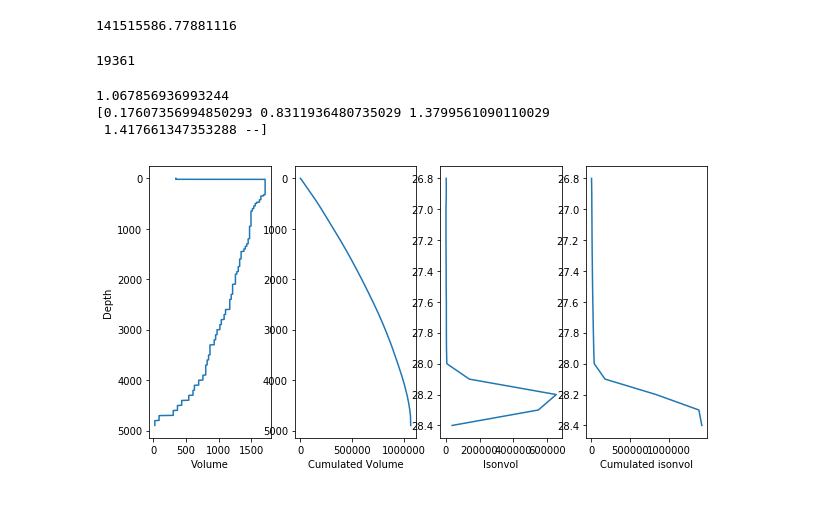
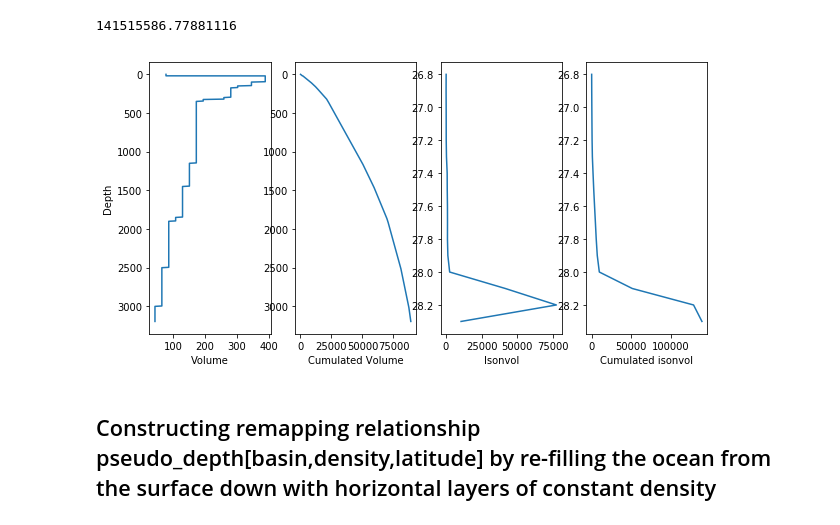
Before and after one commit to eguil/Density_bining, a Jupyter notebook: Yona_analysis/programs/ocean_refill_remaptoz.ipynb, the cells around one changed output. Drawn from its saved outputs; the diff is of its cells as text; code cells hidden in the pictures.

```diff
--- a/Yona_analysis/programs/ocean_refill_remaptoz.ipynb
+++ b/Yona_analysis/programs/ocean_refill_remaptoz.ipynb
@@ -6,14 +8,14 @@ from netCDF4 import Dataset as open_ncfile
 import time
 # %%
 # Read EN4 file : will be our climatology
-indir = '/data/ericglod/Density_binning/Obs_Prod_density_april16/'
-file = 'obs.EN4.historical.r0i0p0.mo.ocn.Omon.density.ver-1.latestX_zon2D.nc'
+indir = '/home/ericglod/Density_bining/test/'
+file = 'EN4.mon.ocean.Omon.1900_2017.density.nc'#'obs.EN4.historical.r0i0p0.mo.ocn.Omon.density.ver-1.latestX_zon2D.nc'
 f = open_ncfile(indir+file,'r')
 
 # Read variables
 lat = f.variables['latitude'][:]
 density = f.variables['lev'][:]
-isonvol = np.ma.average(f.variables['isonvol'][-100:,:,:,:],axis=0)*1.e03 # Volume of isopycnals in km3, make climatology
+isonvol = np.ma.average(f.variables['isonvol'][:,:,:,:],axis=0)*1.e03 # Volume of isopycnals in km3, make climatology
 
 basinN=4
 latN = len(lat)
@@ -154,25 +166,6 @@ thickness = np.ma.average(f.variables['isonthickg'][-100:,:,:,:],axis=0)
 np.ma.sum(thickness)
 # %% [output]
 141515586.77881116
-# %%
-np.where(isonso != np.ma.masked)
-np.ma.count_masked(isonso)
-np.ma.count_masked(isonvol_mod)
-# %% [output]
-19361
-# %%
-ibasin=1
-ilat=20
-bathy=np.ma.max(depthmask_a[ilat,:]) # Find max depth of the water column
-ibathy=np.argwhere(gridz2==bathy).squeeze() # Index of bathymetry = first masked value of the water column
-cum_V = np.cumsum(V[ibasin,:,ilat])
-print(cum_V[ibathy-1])/1.e06
-cum_isonvol = np.ma.cumsum(isonvol[ibasin,:,ilat])
-print(cum_isonvol[-5:])/1.e06
-# %% [output]
-1.067856936993244
-[0.17607356994850293 0.8311936480735029 1.3799561090110029
- 1.417661347353288 --]
 # %%
 # # Initialize
 # pseudo_depth = np.ma.masked_all(densityN)
@@ -194,24 +187,28 @@ print(cum_isonvol[-5:])/1.e06
 # #ilev = idx_range[1]
 # #pseudo_depth[ilev] =
 # %%
+cum_V = np.ma.cumsum(V[ibasin,:,ilat])
 fig,ax = plt.subplots(1,4,figsize=(10,5))
 ax[0].plot(V[ibasin,:,ilat],gridz2,label='Volume')
 ax[0].set_xlabel('Volume')
 ax[0].set_ylabel('Depth')
 ax[0].invert_yaxis()
 ax[1].plot(cum_V,gridz2,label='Cumulated Volume')
 ax[1].set_xlabel('Cumulated Volume')
 #ax[1].set_ylabel('Depth')
 ax[1].invert_yaxis()
 ax[2].plot(isonvol[ibasin,:,ilat],density)
 ax[2].set_xlabel('Isonvol')
 ax[2].invert_yaxis()
 ax[3].plot(np.cumsum(isonvol[ibasin,:,ilat]),density)
 ax[3].set_xlabel('Cumulated isonvol')
 ax[3].invert_yaxis()
 plt.subplots_adjust(hspace=0.2)
+#plt.show()
 # %% [output]
-[figure, old version]
+[figure, new version]
+# %% [markdown]
+## Constructing remapping relationship pseudo_depth[basin,density,latitude] by re-filling the ocean from the surface down with horizontal layers of constant density
 # %%
 # Initialize
 pseudo_depth = np.ma.masked_all((basinN,densityN,latN))
```
Also changed, not shown: parts of 30 cells of this notebook, 11 other files.
